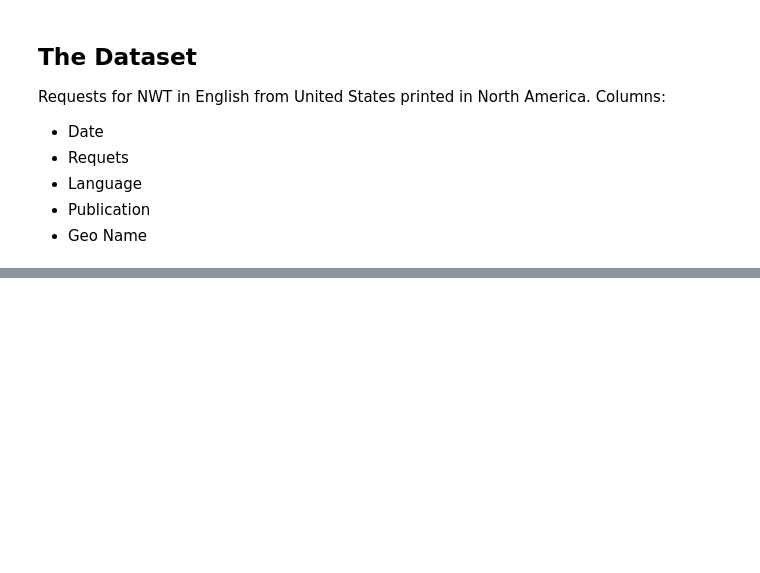
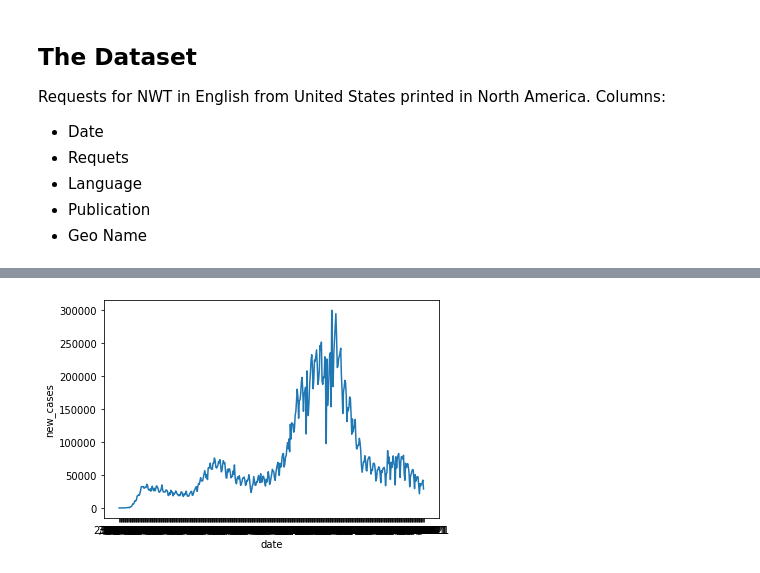
Before and after one commit to danielbrunolabs/AnomalyDetectionPython, a Jupyter notebook: anomaly_detection.ipynb, the cells around one changed output, grey strips where cells are left out. Cells and saved outputs as stored; diff of their text form; code cells hidden in the pictures; blank space fills up the shorter version.

```diff
--- a/anomaly_detection.ipynb
+++ b/anomaly_detection.ipynb
@@ -60 +67,6 @@ request_data
+# %%
+sns.lineplot(data=data, x="date", y="new_cases")
+plt.show()
+# %% [output]
+[figure, added]
 # %%
```
Also changed, not shown: parts of 11 cells of this notebook, 12 other files.
